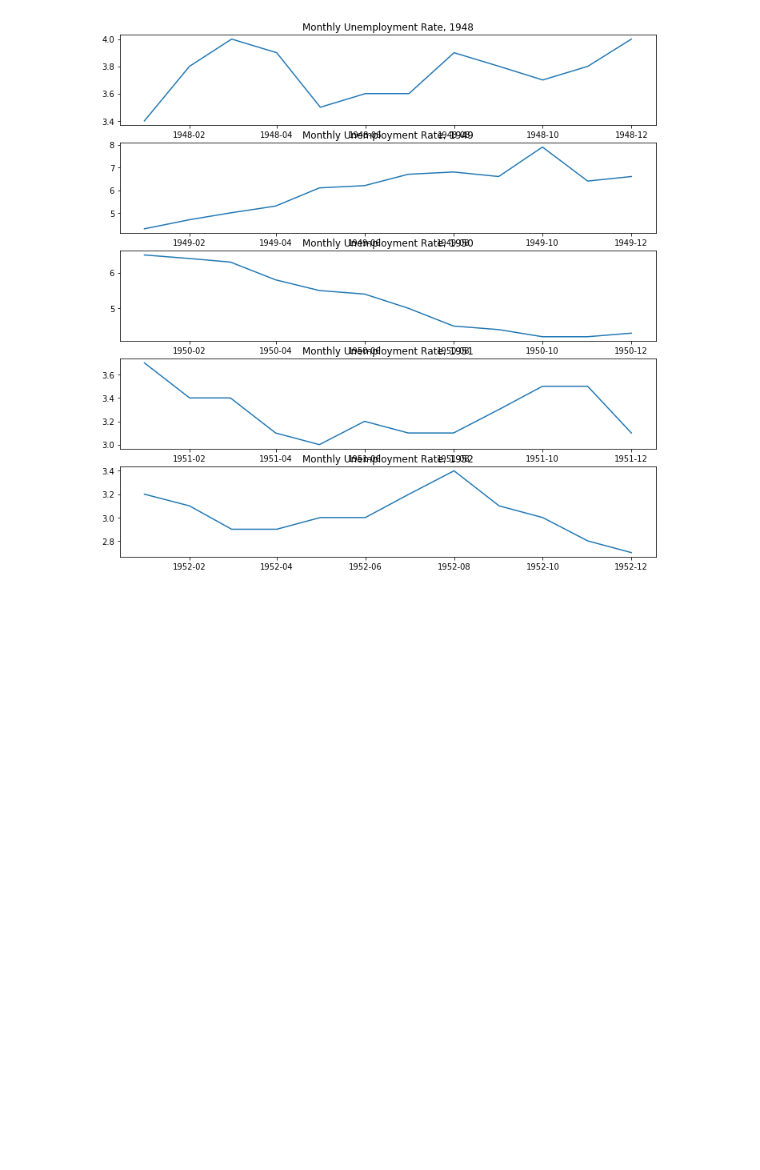
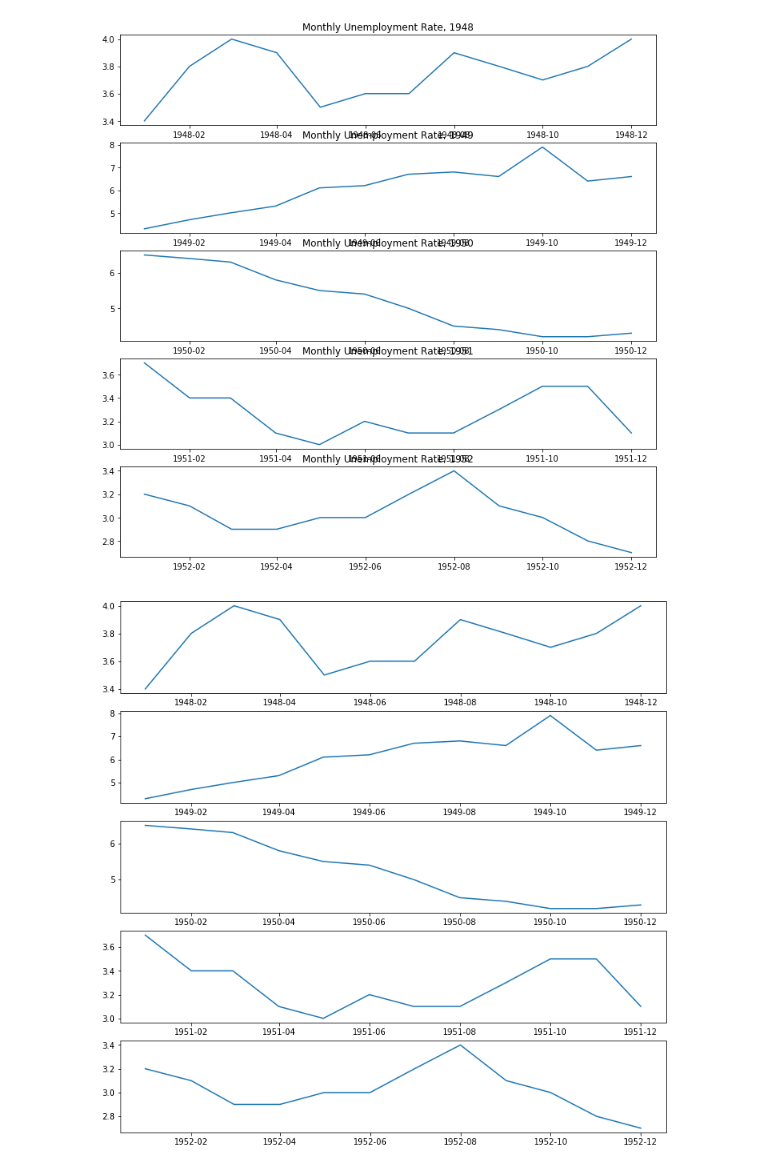
Before and after one commit to Clemo97/Unemployment-Data-Visualization, a Jupyter notebook: Unemployment Data Analysis.ipynb, the cells around one changed output. Saved outputs shown, nothing was run; the diff lists cells and outputs as text; code cells hidden in the pictures; blank space fills up the shorter version.

Commit message:
Added an alternative method to plotting

```diff
--- a/Unemployment Data Analysis.ipynb
+++ b/Unemployment Data Analysis.ipynb
@@ -136,3 +136,21 @@ ax5.set_title('Monthly Unemployment Rate, 1952')
 plt.show()
 # %% [output]
 [figure]
+# %%
+#It is an accessor that calls pandas.Series.dt.month and returns a series
+#containing the integer values for each month. 1 for January.
+unrate['MONTH'] = unrate['DATE'].dt.month
+# %%
+#An alternative to the above method using for loop
+fig = plt.figure(figsize = (12, 12))
+
+for i in range(5):
+    ax = fig.add_subplot(5,1, i+1)
+    start_index = i*12
+    end_index = (i+1)*12
+    subset = unrate[start_index:end_index]
+    ax.plot(subset['DATE'], subset['VALUE'])
+
+plt.show()
+# %% [output]
+[figure, added]
```
